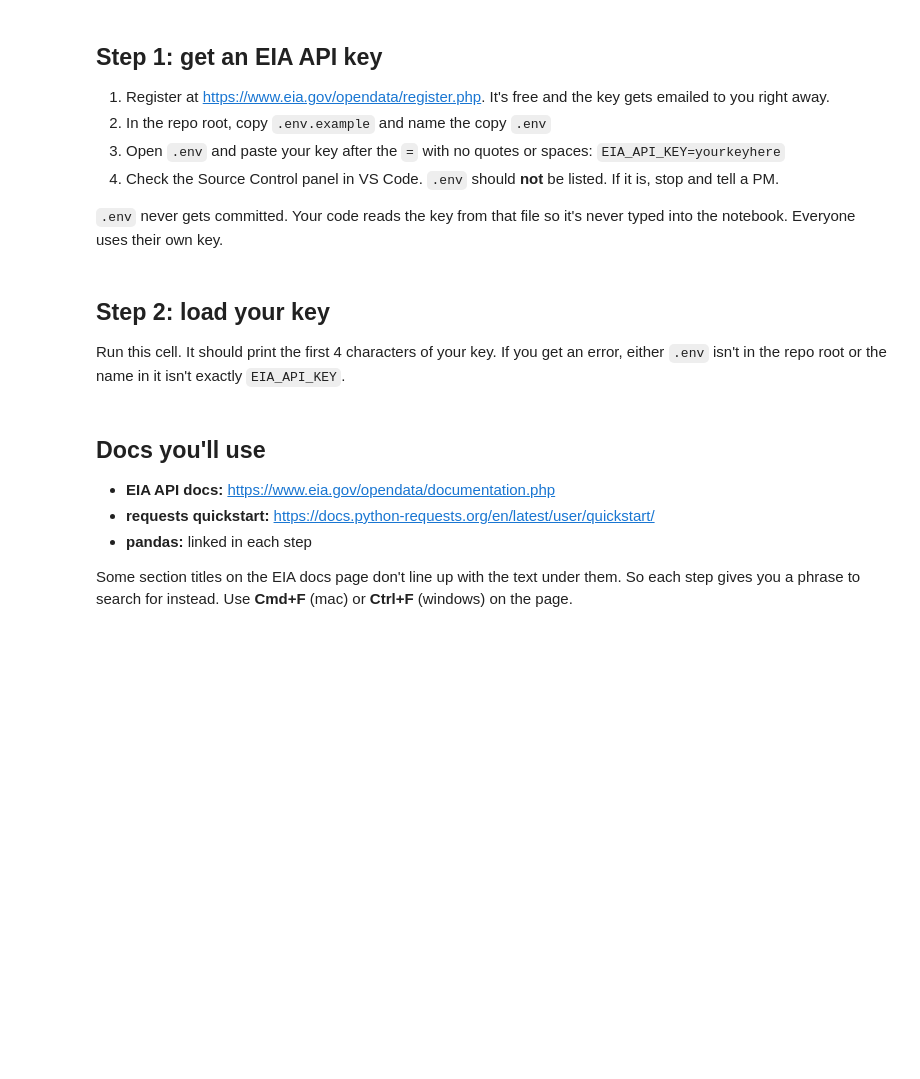
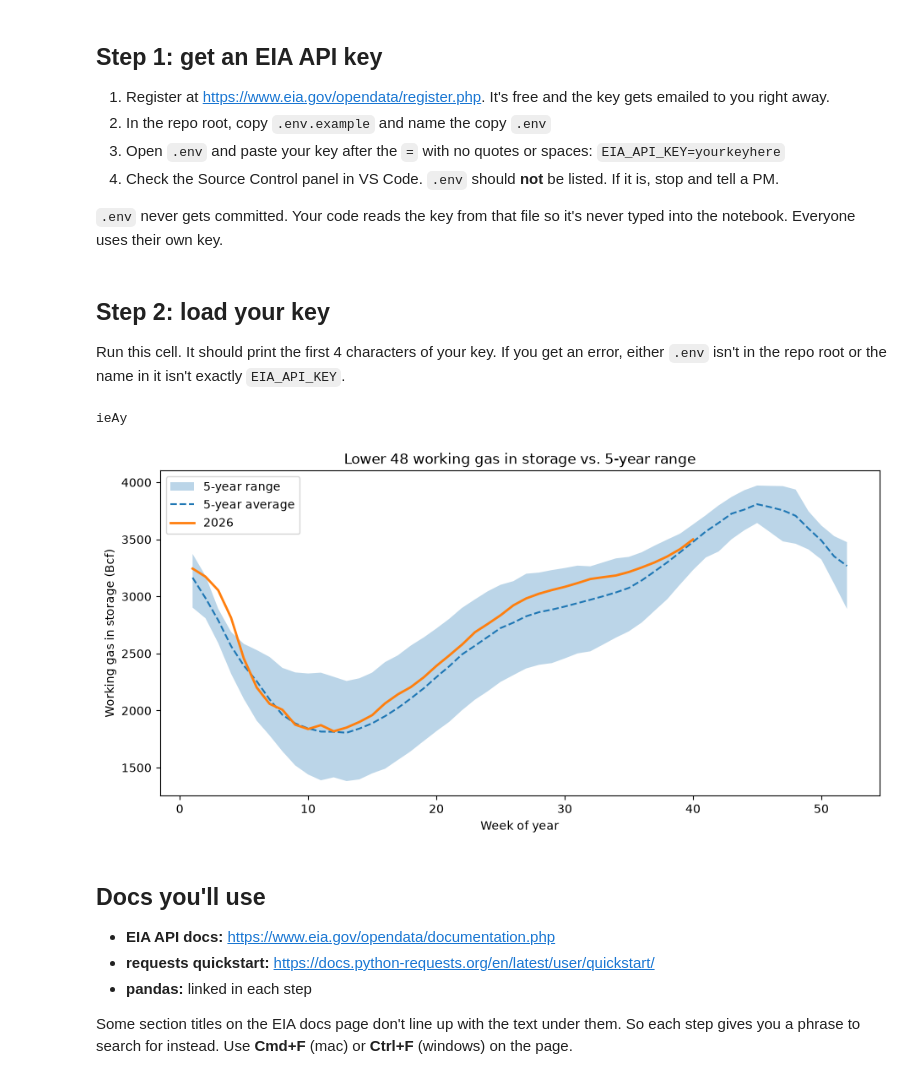
Before and after one commit to TAMU-Aggie-Data-Science-Club/fall2026-gasp, a Jupyter notebook: notebooks/onboarding/submissions/Jeremy_Kwon.ipynb, the cells around one changed output. Cells and saved outputs as stored; diff of their text form; code cells hidden in the pictures; blank space fills up the shorter version.

```diff
--- a/notebooks/onboarding/submissions/Jeremy_Kwon.ipynb
+++ b/notebooks/onboarding/submissions/Jeremy_Kwon.ipynb
@@ -60,3 +50,70 @@ print(API_KEY[:4])                      # prints first four letters of your API
+# %%
+import os
+import requests
+import pandas as pd
+import matplotlib.pyplot as plt
+from dotenv import load_dotenv
+import numpy as np
+
+load_dotenv()                           # parses your .env file and loads the variables found within
+API_KEY = os.getenv("EIA_API_KEY")      # gets your api key from your .env
+print(API_KEY[:4])                      # prints first four letters of your API key if it found it
+# paste your API URL here as a comment, you'll use it in Steps 4 and 5
+#https://api.eia.gov/v2/natural-gas/stor/wkly/data/?frequency=weekly&data[0]=value&facets[series][]=NW2_EPG0_SWO_R48_BCF&sort[0][column]=period&sort[0][direction]=asc&offset=0&length=5000
+url = "https://api.eia.gov/v2/natural-gas/stor/wkly/data/"                                 # TODO: everything before the ? in your browser url
+
+params = {
+    #TODO: your api key
+    "api_key" : API_KEY,
+    # TODO: every name=value after the ? goes here as "name": "value"
+    "frequency":"weekly","data[0]":"value","facets[series][]":"NW2_EPG0_SWO_R48_BCF","sort[0][column]":"period","sort[0][direction]":"asc","offset":"0","length":"5000"
+}
+
+r = requests.get(url,params = params)                                  # TODO: send the GET request with url and params
+r.raise_for_status() # TODO: raise an error if the request failed
+response = r.json()                          # TODO: turn the response into a python dict
+rows = response["response"]["data"]                            # TODO: the list of rows inside response
+
+len(rows)
+
+df = pd.DataFrame(rows)[["period" , "value"]]                                # TODO: dataframe from rows, keep only period and value
+
+df["period"] = pd.to_datetime(df["period"])                       # TODO: turn "period" column which is in text to datetime
+df["value"] = pd.to_numeric(df["value"])                        # TODO: turn "value" column which is in text to numbers
+
+df.dtypes
+df["change"] = df["value"].diff()                      # TODO: this week's value minus last week's
+
+df.tail(10)
+iso = df["period"].dt.isocalendar()                                # TODO: year, week, day from period
+df["year"] = iso["year"]                         # TODO: iso year
+df["week"] = iso["week"]                         # TODO: iso week
+
+current_year = df["year"].max()                     # TODO: latest year in df
+
+this_year = df[df["year"] == current_year]                          # TODO: rows where year is current_year
+last5 = df[(df["year"] >= current_year - 5) & (df["year"] < current_year)]                              # TODO: rows from the 5 years before current_year
+
+band = last5.groupby("week")["value"].agg(["min", "max", "mean"])                              # TODO: group last5 by week, min/max/mean of value
+
+band
+plt.figure(figsize=(11, 5))                                          # sets the size of the chart
+
+plt.fill_between(band.index.astype(int), band["min"], band["max"],   # shades between the 5 year min and max
+                 alpha=0.3, label="5-year range")
+plt.plot(band.index.astype(int), band["mean"],                       # dashed line for the 5 year average
+         linestyle="--", label="5-year average")
+plt.plot(this_year["week"].astype(int), this_year["value"],          # solid line for this year
+         linewidth=2, label=str(current_year))
+
+plt.xlabel("Week of year")
+plt.ylabel("Working gas in storage (Bcf)")
+plt.title("Lower 48 working gas in storage vs. 5-year range")
+plt.legend()                                                         # shows the labels
+plt.show()
+# %% [output]
+ieAy
+[figure, added]
 # %% [markdown]
 ## Docs you'll use
 
```
Also changed, not shown: parts of 1 cell of this notebook.
